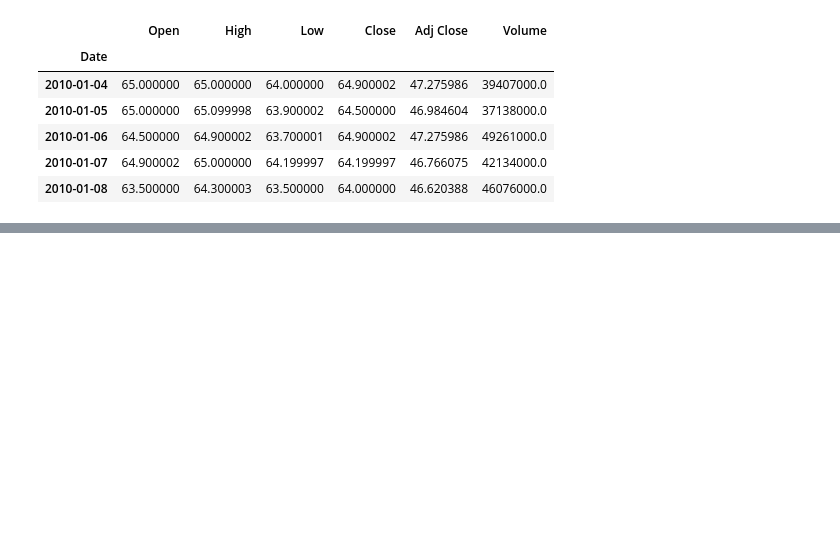
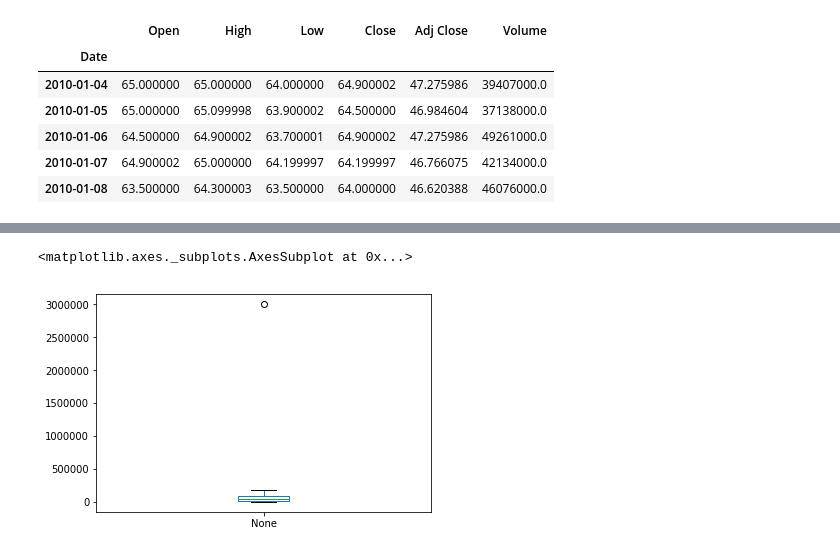
Before and after one commit to ywchiu/cathaybkpython, a Jupyter notebook: Demo20181211.ipynb, the cells around one changed output, grey strips where cells are left out. Cells and saved outputs as stored; diff of their text form; code cells hidden in the pictures; blank space fills up the shorter version.

```diff
--- a/Demo20181211.ipynb
+++ b/Demo20181211.ipynb
@@ -42,0 +164,9 @@ tw2330.head()
+# %%
+import numpy as np
+salaries = [abs(np.random.normal(1) * 50000) for e in range(100)]
+salaries.append(3000000)
+pd_salary = pandas.Series(salaries)
+pd_salary.plot(kind = 'box')
+# %% [output]
+<matplotlib.axes._subplots.AxesSubplot at 0x...>
+[figure, added]
```
Also changed, not shown: parts of 41 cells of this notebook.
